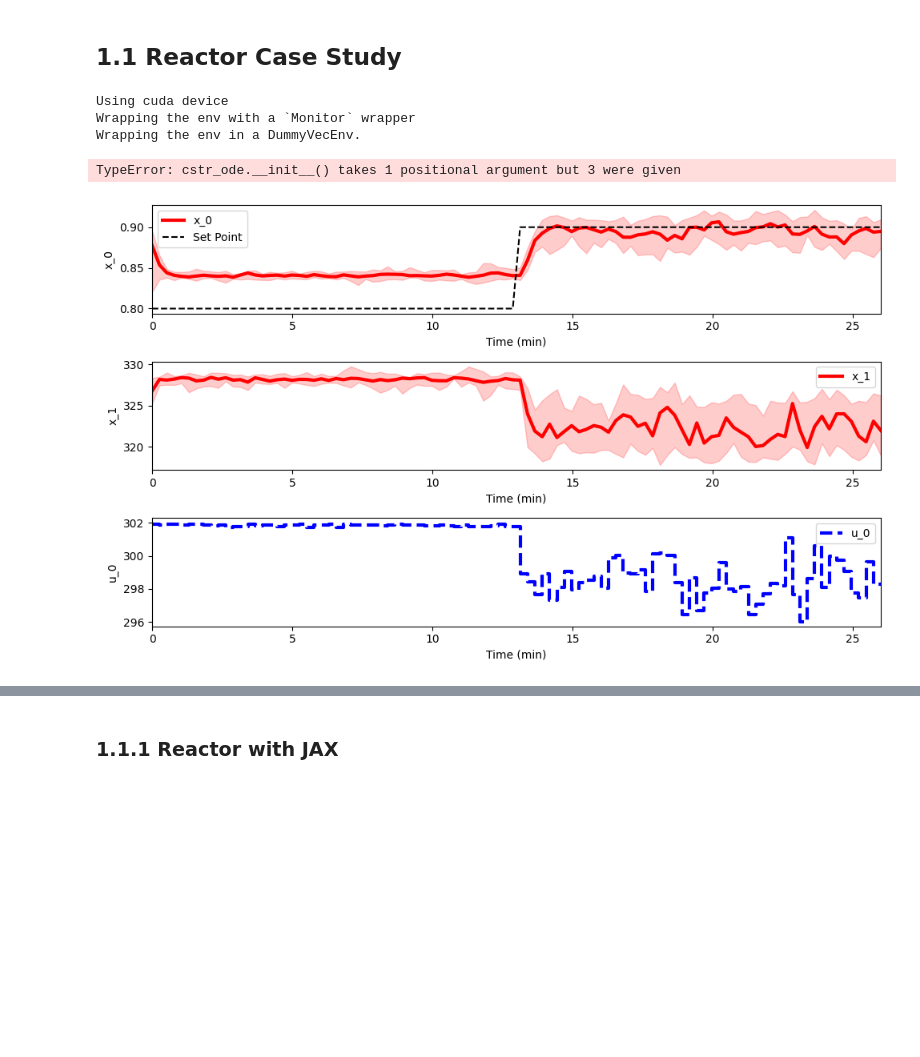
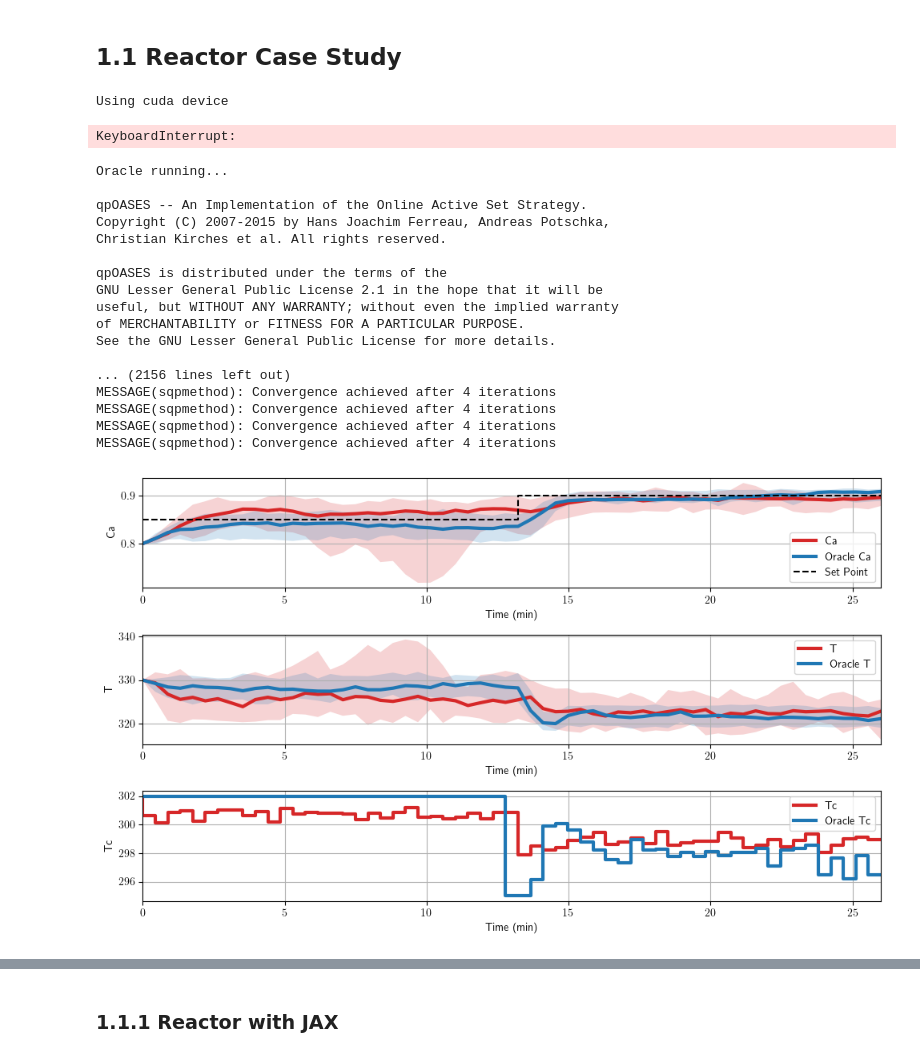
Before and after one commit to MaximilianB2/pc-gym, a Jupyter notebook: pc-gym/pc_gym showcase (PPO).ipynb, the cells around one changed output, grey strips where cells are left out. Saved outputs shown, nothing was run; the diff lists cells and outputs as text; code cells hidden in the pictures; blank space fills up the shorter version.

Commit message:
Implemented Oracle in ppo showcase
- There is a bug where the env_params are being changed during the step function
- Also updated the plotting routines to look nice
- Implemented reward distribution

```diff
--- a/pc-gym/pc_gym showcase (PPO).ipynb
+++ b/pc-gym/pc_gym showcase (PPO).ipynb
@@ -16,13 +16,13 @@ from stable_baselines3 import PPO,SAC
 from Models import Models_env
 #Global params
 T = 26
-nsteps = 100
+nsteps = 60
 # %% [markdown]
 ## 1.1 Reactor Case Study
 # %%
 #Enter required setpoints for each state. Enter None for states without setpoints.
 SP = {
-    '0': [0.8 for i in range(int(nsteps/2))] + [0.9 for i in range(int(nsteps/2))],
+    'Ca': [0.85 for i in range(int(nsteps/2))] + [0.9 for i in range(int(nsteps/2))],
 }
 
 #Continuous box action space
@@ -37,7 +37,7 @@ observation_space = {
 }
 
 r_scale ={
-    '0': 5 #Reward scale for each state
+    'Ca': 5 #Reward scale for each state
 }
 env_params = {
     'Nx': 2, # Number of states
@@ -47,7 +47,6 @@ env_params = {
     'SP':SP, #Setpoint
     'o_space' : observation_space, #Observation space
     'a_space' : action_space, # Action space
-    'dt': 1., # Time step
     'x0': np.array([0.8,330,0.8]), # Initial conditions (torch.tensor)
     'model': 'cstr_ode', #Select the model
     'r_scale': r_scale, #Scale the L1 norm used for reward (|x-x_sp|*r_scale)
@@ -55,21 +54,36 @@ env_params = {
     'normalise_o':True, #Normalise the states,
     'noise':True, #Add noise to the states
     'integration_method': 'casadi', #Select the integration method
-    'noise_percentage':0.001 #Noise percentage
+    'noise_percentage':0.005 #Noise percentage
 }
 env = Models_env(env_params)
 # %%
-initial_policy = SAC('MlpPolicy', env, verbose=1,learning_rate=0.01).learn(0.5e4)
+initial_policy = SAC('MlpPolicy', env, verbose=1,learning_rate=0.01).learn(2e3)
 # %% [output]
 Using cuda device
-Wrapping the env with a `Monitor` wrapper
-Wrapping the env in a DummyVecEnv.
-TypeError: cstr_ode.__init__() takes 1 positional argument but 3 were given
+KeyboardInterrupt:
 # %%
 initial_policy.save("SAC_cstr")
 # %%
 initial_policy = SAC.load("SAC_cstr")
 # %%
-env.plot_rollout(initial_policy,10)
+env.plot_rollout(initial_policy,25,oracle = True,dist_reward=True)
 # %% [output]
+Oracle running...
+
+qpOASES -- An Implementation of the Online Active Set Strategy.
+Copyright (C) 2007-2015 by Hans Joachim Ferreau, Andreas Potschka,
+Christian Kirches et al. All rights reserved.
+
+qpOASES is distributed under the terms of the
+GNU Lesser General Public License 2.1 in the hope that it will be
+useful, but WITHOUT ANY WARRANTY; without even the implied warranty
+of MERCHANTABILITY or FITNESS FOR A PARTICULAR PURPOSE.
+See the GNU Lesser General Public License for more details.
+
+... (2156 lines left out)
+MESSAGE(sqpmethod): Convergence achieved after 4 iterations
+MESSAGE(sqpmethod): Convergence achieved after 4 iterations
+MESSAGE(sqpmethod): Convergence achieved after 4 iterations
+MESSAGE(sqpmethod): Convergence achieved after 4 iterations
-[figure, old version]
+[figure, new version]
```
Also changed, not shown: parts of 3 cells of this notebook, 6 other files.
